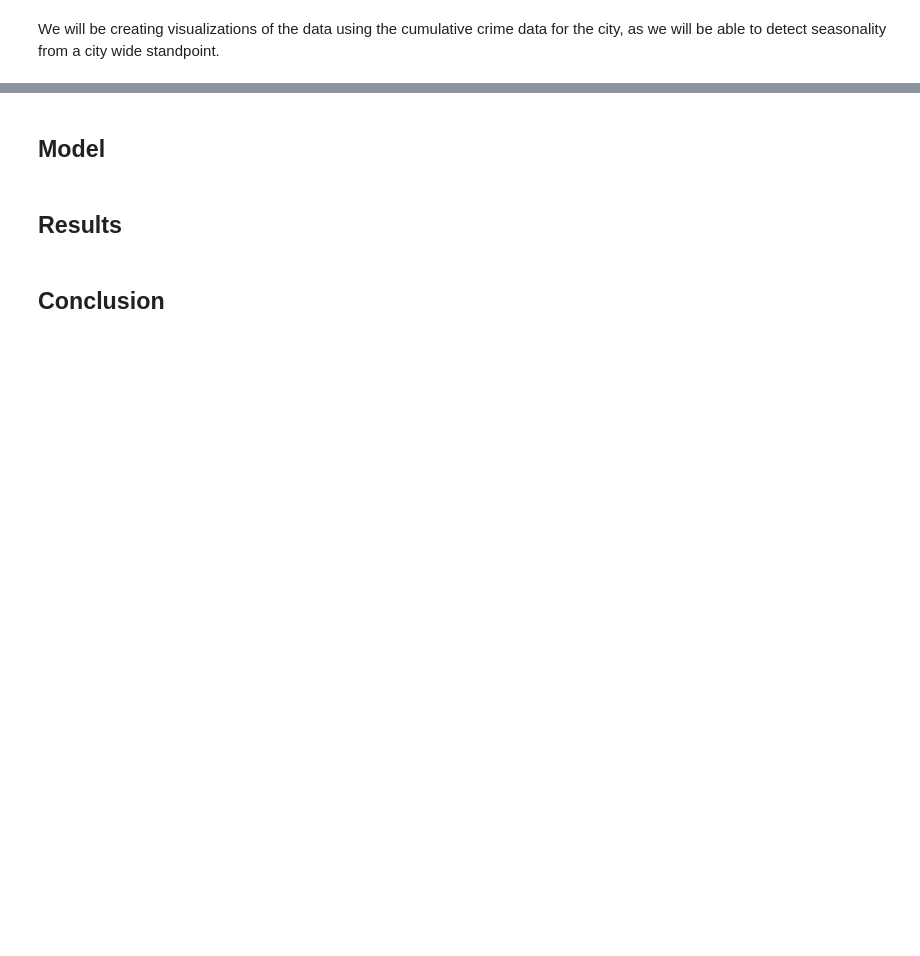
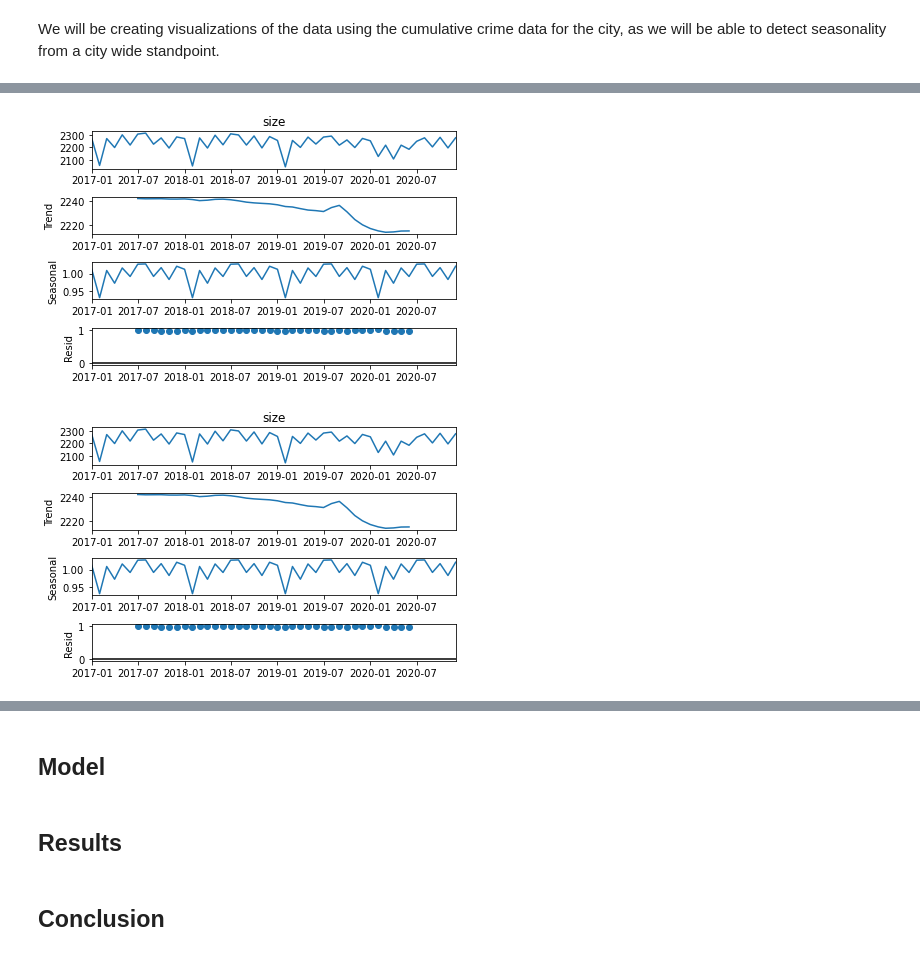
Before and after one commit to Achan40/chicago-crime, a Jupyter notebook: analysis/chicago-crime.ipynb, the cells around one changed output, grey strips where cells are left out. Cells and saved outputs as stored; diff of their text form; code cells hidden in the pictures; blank space fills up the shorter version.

```diff
--- a/analysis/chicago-crime.ipynb
+++ b/analysis/chicago-crime.ipynb
@@ -95,8 +95,17 @@ result.plot()
 # total crimes for the entire city per day
 df_total_month = df_new
 df_total_month = df_total_month.groupby(df_total_month['month'], as_index=False).size()
-fig = px.line(df_total_month, x="month", y="size")
+df_total_month.set_index('month',inplace=True)
+df_total_month.index = df_total_month.index.to_timestamp()
+
+fig = px.line(df_total_month, y="size")
 fig.show()
+# %%
+result = seasonal_decompose(df_total_month["size"],  model='multiplicative')
+result.plot()
+# %% [output]
+[figure, added]
+[figure, added]
 # %%
 # total crimes for the entire city per day
 df_total_day_name = df_new
```
Also changed, not shown: parts of 5 cells of this notebook.
